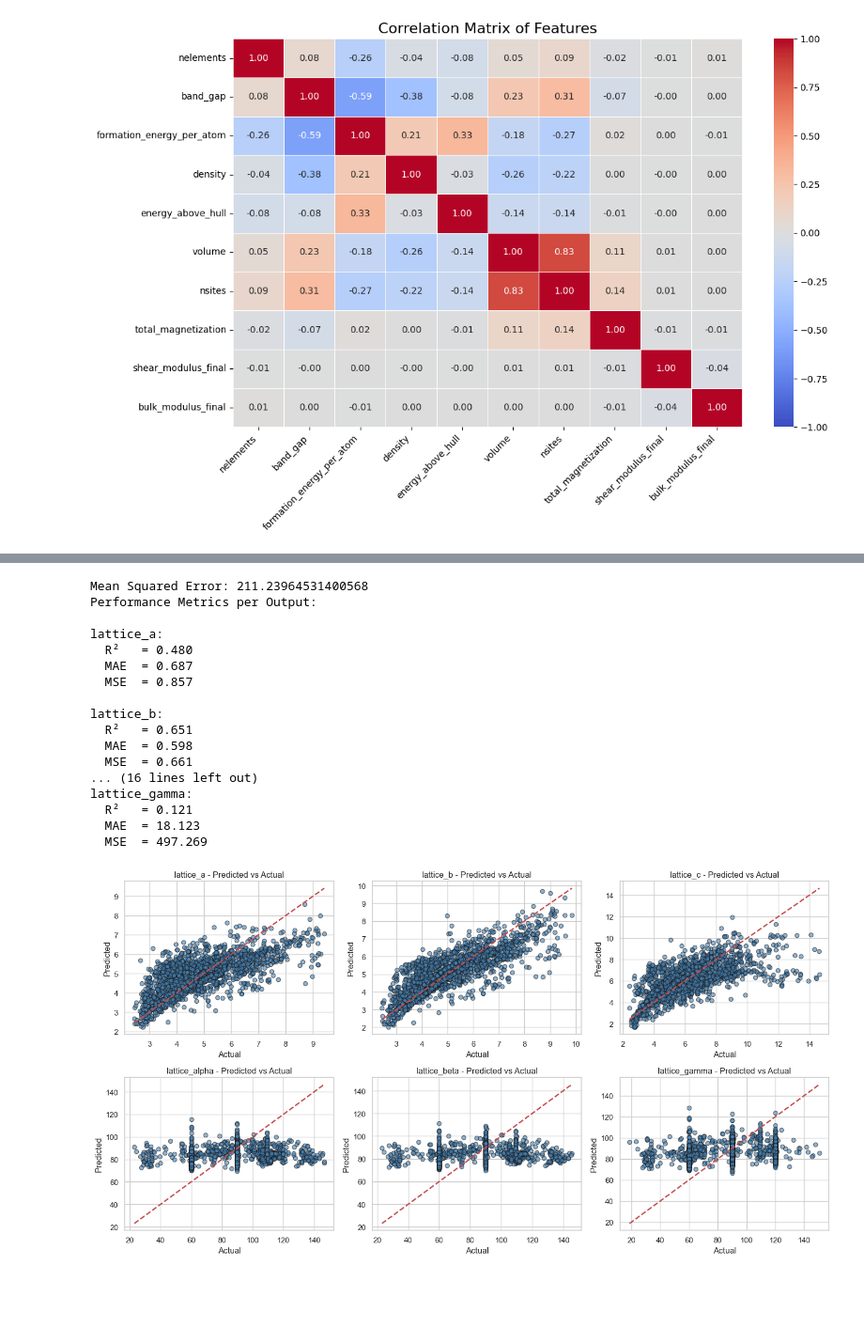
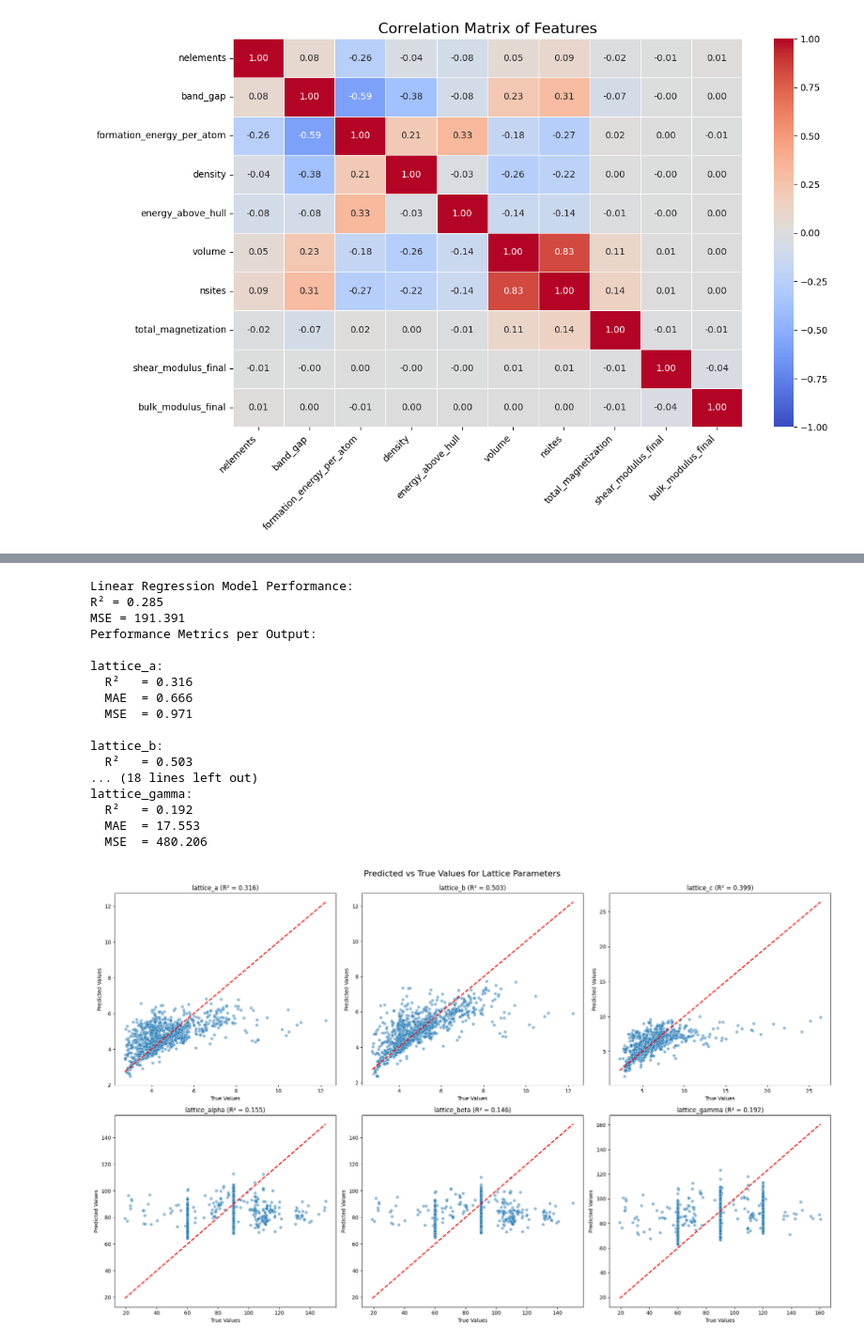
Before and after one commit to mylesgrxnt/CrystalClassification, a Jupyter notebook: proj.ipynb, the cells around one changed output, grey strips where cells are left out. Shown at 94% size. Drawn from its saved outputs; the diff is of its cells as text; code cells hidden in the pictures; blank space fills up the shorter version.

```diff
--- a/proj.ipynb
+++ b/proj.ipynb
@@ -316,64 +332,79 @@ def evaluate_multioutput_regression(y_true, y_pred, target_names=None):
 
 def plot_multioutput_regression_results(y_true, y_pred, target_names=None):
     n_targets = y_true.shape[1]
-    fig, axs = plt.subplots(2, int(np.ceil(n_targets / 2)), figsize=(15, 8))
+
+    # Adjust the figure size and layout based on the number of targets
+    fig, axs = plt.subplots(2, int(np.ceil(n_targets / 2)), figsize=(20, 12))
     axs = axs.flatten()
 
     for i in range(n_targets):
-        axs[i].scatter(y_true[:, i], y_pred[:, i], alpha=0.6, color='steelblue', edgecolors='k')
+        # Calculate R² for the current target
+        r2 = r2_score(y_true[:, i], y_pred[:, i])
+
+        # Plot the scatter plot
+        sns.scatterplot(x=y_true[:, i], y=y_pred[:, i], alpha=0.5, ax=axs[i])
+
+        # Plot the identity line (true values = predicted values)
         axs[i].plot([y_true[:, i].min(), y_true[:, i].max()],
                     [y_true[:, i].min(), y_true[:, i].max()],
                     'r--', lw=2)
+
+        # Set labels and title
         name = target_names[i] if target_names else f"Target {i+1}"
-        axs[i].set_title(f"{name} - Predicted vs Actual")
-        axs[i].set_xlabel("Actual")
-        axs[i].set_ylabel("Predicted")
+        axs[i].set_title(f"{name} (R² = {r2:.3f})")
+        axs[i].set_xlabel("True Values")
+        axs[i].set_ylabel("Predicted Values")
 
+    # Adjust layout and show the plot
     plt.tight_layout()
+    plt.suptitle("Predicted vs True Values for Lattice Parameters", fontsize=16, y=1.02)
     plt.show()
 # %%
 # Linear Regression Model
 
 from sklearn.linear_model import LinearRegression
-from sklearn.metrics import mean_squared_error
+from sklearn.metrics import mean_squared_error, r2_score
 
 X_train_linreg, X_testlinreg, Y_trainlinreg, Y_testlinreg = train_test_split_custom(df_with_lattice)
 X_train_scaled_linreg, X_test_scaled_linreg, Y_train_aligned_linreg, Y_test_aligned_linreg = scale_and_transform(X_train_linreg, X_testlinreg, Y_trainlinreg, Y_testlinreg)
 
 model = LinearRegression()
 model.fit(X_train_scaled_linreg, Y_train_aligned_linreg)
 
 # Predict
 y_pred_linreg = model.predict(X_test_scaled_linreg)
 lattice_features = [
     "lattice_a", "lattice_b", "lattice_c",
     "lattice_alpha", "lattice_beta", "lattice_gamma"
 ]
+r2 = r2_score(Y_test_aligned_linreg, y_pred_linreg)
 mse = mean_squared_error(Y_test_aligned_linreg, y_pred_linreg)
-print("Mean Squared Error:", mse)
+print(f"\nLinear Regression Model Performance:")
+print(f"R² = {r2:.3f}")
+print(f"MSE = {mse:.3f}")
 
 # Evaluate
 evaluate_multioutput_regression(Y_test_aligned_linreg.to_numpy(), y_pred_linreg, target_names=lattice_features)
 
 # Plot
 plot_multioutput_regression_results(Y_test_aligned_linreg.to_numpy(), y_pred_linreg, target_names=lattice_features)
 # %% [output]
-Mean Squared Error: 211.23964531400568
+Linear Regression Model Performance:
+R² = 0.285
+MSE = 191.391
 Performance Metrics per Output:
 
 lattice_a:
-  R²   = 0.480
-  MAE  = 0.687
-  MSE  = 0.857
+  R²   = 0.316
+  MAE  = 0.666
+  MSE  = 0.971
 
 lattice_b:
-  R²   = 0.651
-  MAE  = 0.598
-  MSE  = 0.661
-... (16 lines left out)
+  R²   = 0.503
+... (18 lines left out)
 lattice_gamma:
-  R²   = 0.121
-  MAE  = 18.123
-  MSE  = 497.269
+  R²   = 0.192
+  MAE  = 17.553
+  MSE  = 480.206
-[figure, old version]
+[figure, new version]
 # %%
```
Also changed, not shown: parts of 8 cells of this notebook.
